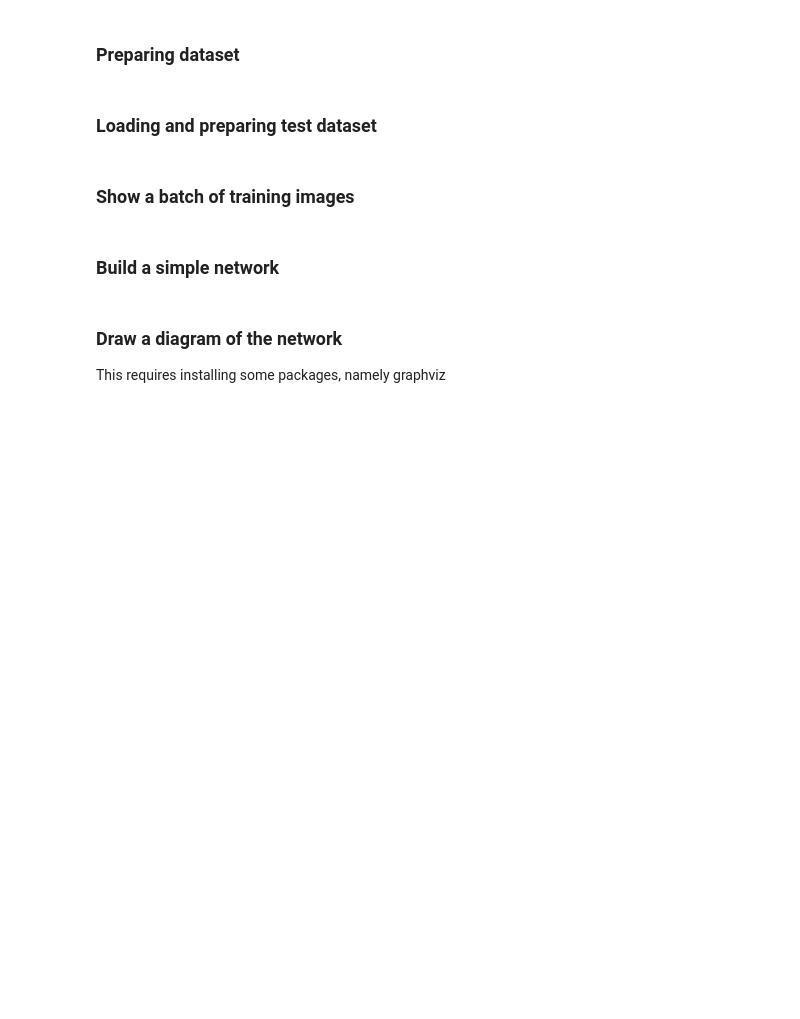
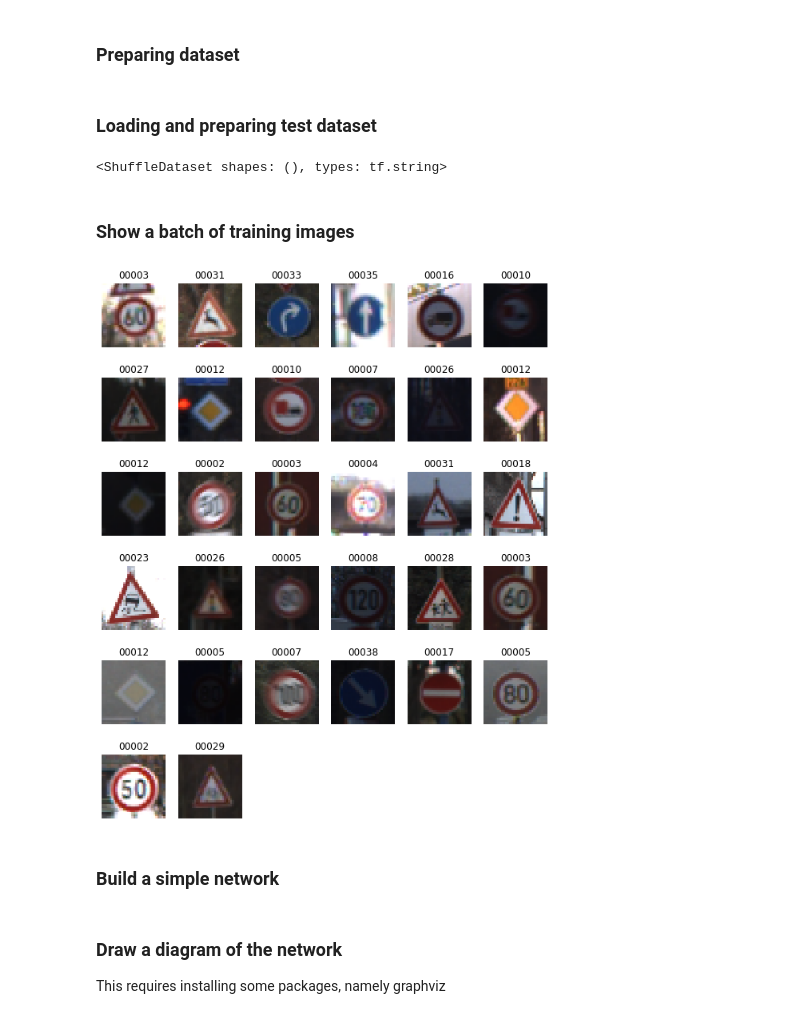
Before and after one commit to Zayts3v/TA-2020, a Jupyter notebook: Trabalho.ipynb, the cells around one changed output. Cells and saved outputs as stored; diff of their text form; code cells hidden in the pictures; blank space fills up the shorter version.

```diff
--- a/Trabalho.ipynb
+++ b/Trabalho.ipynb
@@ -63,7 +62,7 @@ def decode_img(img):
   # Use `convert_image_dtype` to convert to floats in the [0,1] range.
   img = tf.image.convert_image_dtype(img, tf.float32)
   # resize the image to the desired size.
-  return tf.image.resize(img, [32,32])
+  return tf.image.resize(img, [IMAGE_SIZE,IMAGE_SIZE])
 
 def get_bytes_and_label(file_path):
   label = get_label(file_path)
@@ -77,6 +76,11 @@ def validacao(file_path,valsplit):
     parts = tf.strings.split(file_path, os.path.sep)
     seq_num = tf.strings.to_number(tf.strings.split(parts[-1], '_')[0])
 
+    #seq_search = re.search("gtsrb/train_images/*/*.png",tf.strings.as_string(file_path))
+
+    #if seq_search:
+        #seq_number = seq_search(1)
+
     return (int(seq_num)%round(1/valsplit)) == 0
 # %% [markdown]
 ### Loading images takes place in here
@@ -144,22 +154,26 @@ testset = tf.data.Dataset.list_files("gtsrb/test_images/*/*.png")
 print(testset)
 testset = testset.map(get_bytes_and_label, num_parallel_calls = AUTOTUNE)
 testset = testset.batch(batch_size=BATCH_SIZE)
+# %% [output]
+<ShuffleDataset shapes: (), types: tf.string>
 # %% [markdown]
 ### Show a batch of training images
 # %%
 def show_batch(image_batch, label_batch):
   columns = 6
   rows = BATCH_SIZE / columns + 1
   plt.figure(figsize=(10, 2 * rows))
   for n in range(BATCH_SIZE):
       ax = plt.subplot(rows, columns, n+1)
       plt.imshow((image_batch[n]))
       plt.title(classNames[label_batch[n]==1][0])
       plt.axis('off')
 
 
-image_batch, label_batch = next(iter(trainset))
+image_batch, label_batch = next(iter(valset))
 show_batch(image_batch, label_batch.numpy())
+# %% [output]
+[figure, added]
 # %% [markdown]
 ### Build a simple network
 # %%
```
Also changed, not shown: parts of 15 cells of this notebook.
